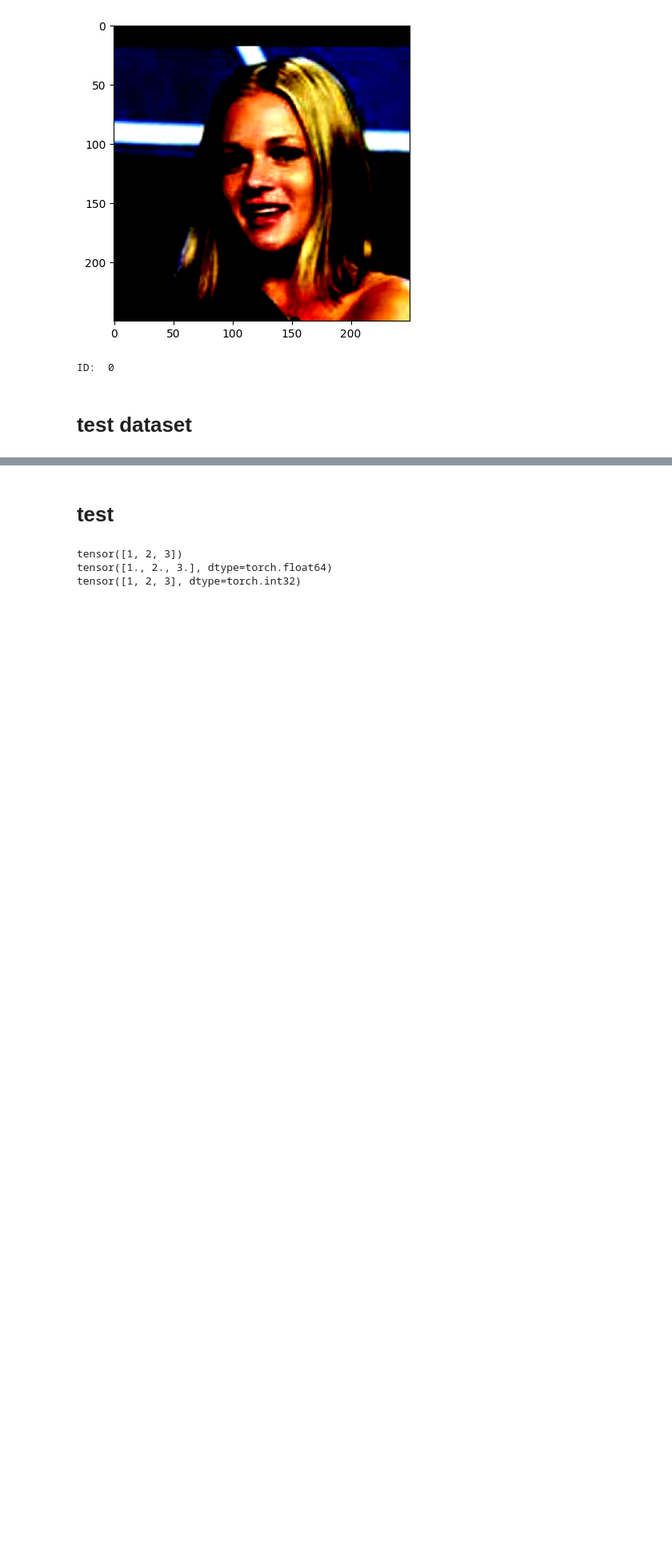
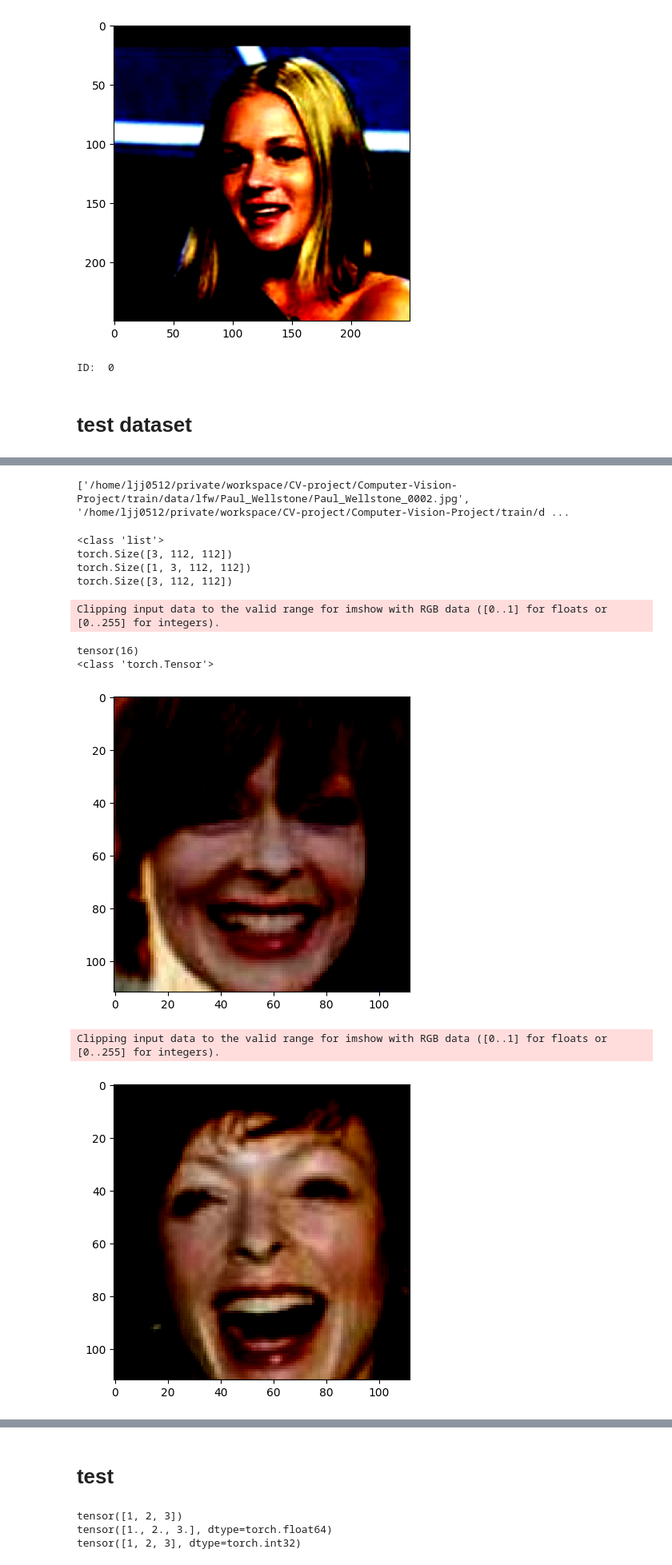
Before and after one commit to jaejungscene/Mask-Face-Verification-on-Web, a Jupyter notebook: train/data_check.ipynb, the cells around one changed output, grey strips where cells are left out. Shown at 80% size. Saved outputs shown, nothing was run; the diff lists cells and outputs as text; code cells hidden in the pictures; blank space fills up the shorter version.

```diff
--- a/train/data_check.ipynb
+++ b/train/data_check.ipynb
@@ -575,0 +793,64 @@ ID:  0
+# %%
+print(data_path_list[0])
+# %% [output]
+['/home/ljj0512/private/workspace/CV-project/Computer-Vision-Project/train/data/lfw/Paul_Wellstone/Paul_Wellstone_0002.jpg', '/home/ljj0512/private/workspace/CV-project/Computer-Vision-Project/train/d ...
+# %%
+from PIL import Image
+import torch
+from torch.utils.data import Dataset, DataLoader
+from torchvision import transforms
+
+class Transforms:
+    # normalize = [[0.485, 0.456, 0.406], [0.229, 0.224, 0.225]]
+    normalize = [[0.5, 0.5, 0.5], [0.5, 0.5, 0.5]]
+    test_lfw = transforms.Compose([
+        transforms.CenterCrop(112),
+        # transforms.Resize((112,112)),
+        transforms.ToTensor(),
+        transforms.Normalize(*normalize)
+    ])
+
+class LFWMatchDataset(Dataset):
+    def __init__(self, data_path_list, transform=None):
+        self.data_paths = data_path_list
+        self.transform = transform
+
+    def __len__(self):
+        return len(self.data_paths)
+
+    def __getitem__(self, index):
+        images = []
+        for path in self.data_paths[index]:
+            if self.transform:
+                images.append(self.transform(Image.open(path)))
+            else:
+                images.append(Image.open(path))
+        return {"images":images, "label":torch.tensor(index)}
+# %%
+test_set =  LFWMatchDataset(data_path_list,Transforms.test_lfw)
+# %%
+print(type(test_set[0]["images"]))
+print(test_set[0]["images"][0].shape)
+print(test_set[0]["images"][0].unsqueeze(0).shape)
+print(test_set[0]["images"][0].unsqueeze(0).squeeze(0).shape)
+# %% [output]
+<class 'list'>
+torch.Size([3, 112, 112])
+torch.Size([1, 3, 112, 112])
+torch.Size([3, 112, 112])
+# %%
+import matplotlib.pyplot as plt
+import random
+ran = random.randint(0,100)
+print(test_set[ran]["label"])
+print(type(test_set[ran]["label"]))
+for i in test_set[ran]["images"]:
+    plt.imshow(i.permute(1,2,0))
+    plt.show()
+# %% [output]
+Clipping input data to the valid range for imshow with RGB data ([0..1] for floats or [0..255] for integers).
+tensor(16)
+<class 'torch.Tensor'>
+[figure, added]
+Clipping input data to the valid range for imshow with RGB data ([0..1] for floats or [0..255] for integers).
+[figure, added]
```
Also changed, not shown: parts of 20 cells of this notebook, 12 other files.
